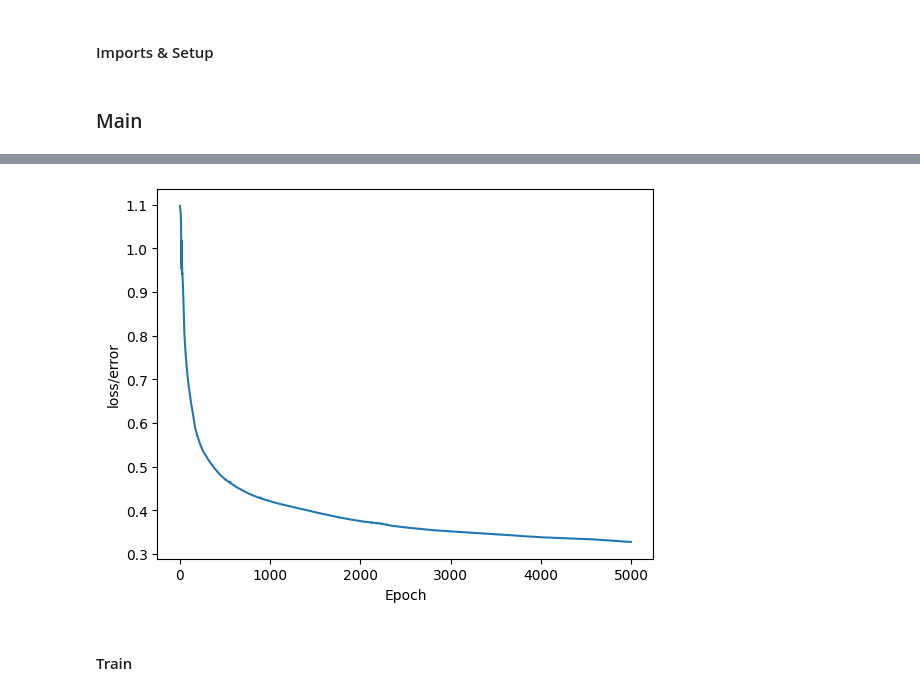
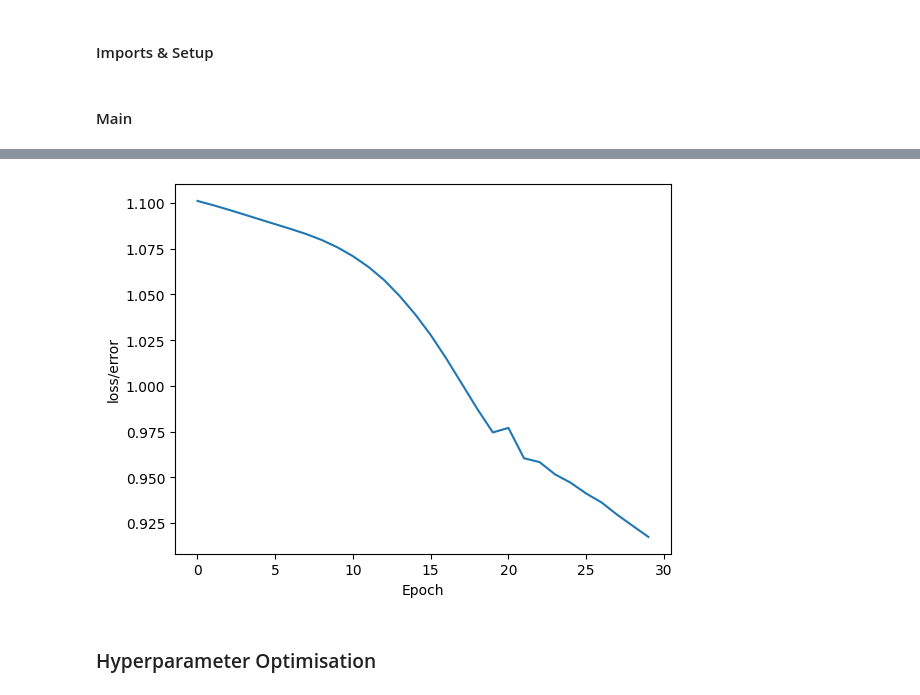
Before and after one commit to DvZ02/Almond_Classifier, a Jupyter notebook: almond_classifier.ipynb, the cells around one changed output, grey strips where cells are left out. Cells and saved outputs as stored; diff of their text form; code cells hidden in the pictures.

```diff
--- a/almond_classifier.ipynb
+++ b/almond_classifier.ipynb
@@ -316,9 +316,9 @@ import torch.nn.functional as F
 import numpy as np
 from sklearn.model_selection import train_test_split
 # %%
-class NNModel(nn.Module):
-    def __init__(self, seed, in_features=12, num_hidden_layers=4, hidden_neurons=12, out_categories=3):
-        super(NNModel, self).__init__()
+class AlmondClassifier(nn.Module):
+    def __init__(self, seed=21446459, in_features=12, num_hidden_layers=2, hidden_neurons=12, out_categories=3):
+        super(AlmondClassifier, self).__init__()
         np.random.seed(seed)
         torch.manual_seed(seed)
 
@@ -347,7 +347,7 @@ class NNModel(nn.Module):
     def forward(self, x):
         return self.layers(x)
 
-    def train(self, train, train_exp, epochs=500, lr=0.001, optim="adam"):
+    def train_classifier(self, train, train_exp, epochs=500, lr=0.001, optim="adam"):
         # print(self.parameters)
         self.optimiser = torch.optim.Adam(self.parameters(), lr=lr)
         if(optim != "Adam"):
@@ -369,7 +369,7 @@ class NNModel(nn.Module):
 
     def show_training_results(self):
         for ep in range(self.epochs):
-            if ep % 100 == 0:
+            if ep % 5 == 0:
                 print(f'Epoch: {ep} | Loss: {self.losses[ep]} | Accuracy: {self.train_accuracy[ep]}')
 
         plt.plot(range(self.epochs), self.losses)
@@ -383,9 +383,10 @@ class NNModel(nn.Module):
 
         return np.sum(predicted_classes.numpy() == test_expected.numpy()) / predicted_classes.shape[0]
 # %% [markdown]
-### Main
+#### Main
 # %%
 #Split data
+# If bad split before pre-processing data
 X = final_data.drop('Type', axis=1)
 y = final_data['Type']
 
@@ -401,8 +402,8 @@ y_train = torch.LongTensor(y_train)
 y_test = torch.LongTensor(y_test)
 
 #Train
-classifier = NNModel(seed=21446459, num_hidden_layers=2, hidden_neurons=52)
-classifier.train(X_train, y_train, epochs=2000)
+classifier = AlmondClassifier(seed=21446459, num_hidden_layers=1, hidden_neurons=60)
+classifier.train_classifier(X_train, y_train, epochs=30)
 classifier.show_training_results()
 
 #Test
@@ -429,3 +420,3 @@ NN Testing Accuracy: 0.6648841354723708
-[figure, old version]
+[figure, new version]
 # %% [markdown]
-#### Train
+### Hyperparameter Optimisation
```
Also changed, not shown: parts of 4 cells of this notebook.
